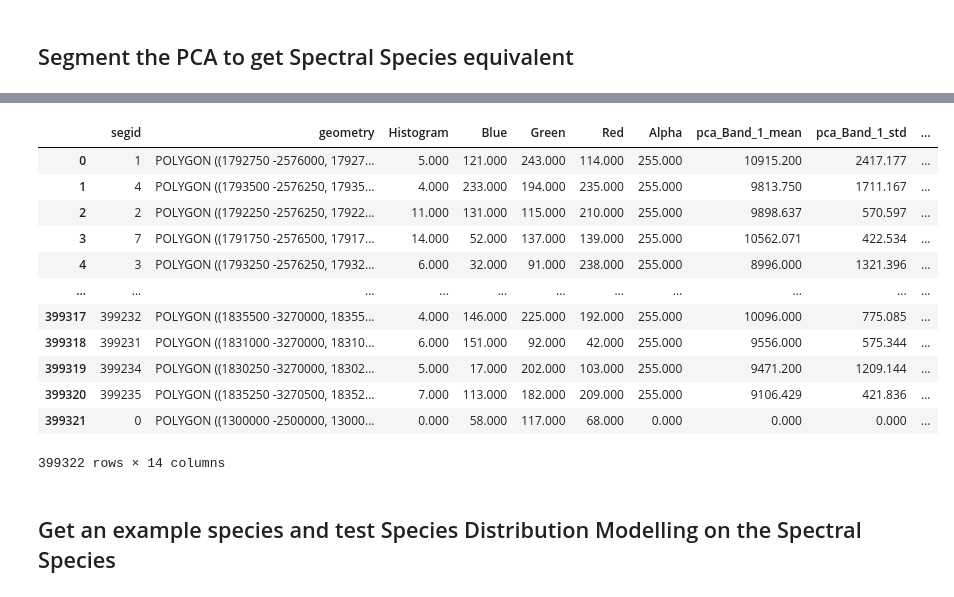
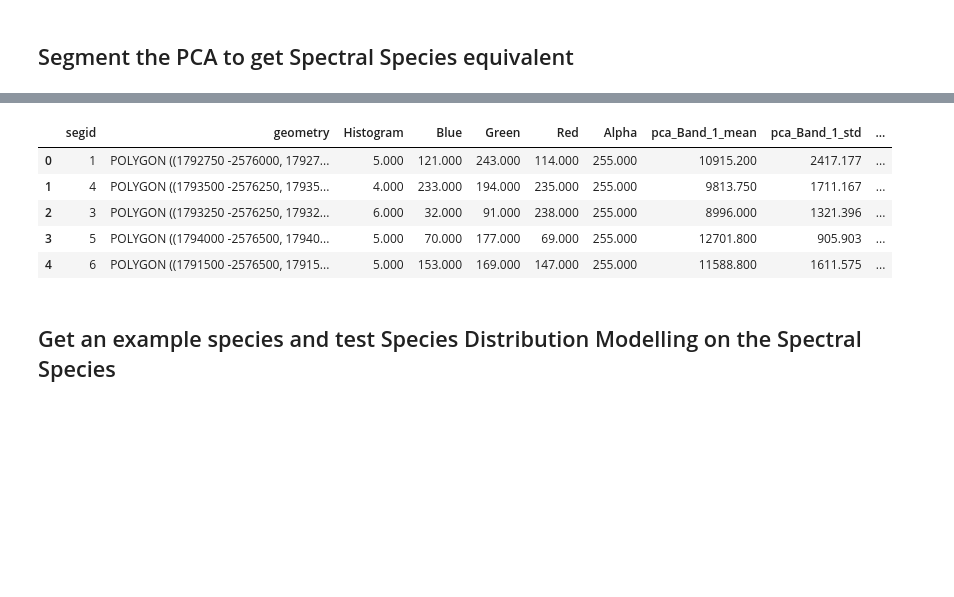
Before and after one commit to t-hackwood/SpectralBotany, a Jupyter notebook: notebooks/SpectralBotany.ipynb, the cells around one changed output, grey strips where cells are left out. Drawn from its saved outputs; the diff is of its cells as text; code cells hidden in the pictures; blank space fills up the shorter version.

```diff
--- a/notebooks/SpectralBotany.ipynb
+++ b/notebooks/SpectralBotany.ipynb
@@ -557,30 +606,48 @@ vecDs.CommitTransaction()
 
 del outDs
 del vecDs
+# %%
+# Write the segmentation to a new Geopackage
+
+segDS = AOI.replace(".gpkg", "_segs.gpkg")
+
+outDs = gdal.Open(RASTER_SEG.replace(".kea", "_id.tif"))
+band = outDs.GetRasterBand(1)  # Band 1 is the segment ids
+
+# Create a new vector datasource
+driver = ogr.GetDriverByName("GPKG")
+if os.path.exists(segDS):
+    driver.DeleteDataSource(segDS)
+vecDs = driver.CreateDataSource(segDS)
+
+# Create a new layer in the new geopackage
+vecLayer = vecDs.CreateLayer('BrigalowSegID', srs=osr.SpatialReference(wkt=outDs.GetProjection()))
+vecLayer.CreateField(ogr.FieldDefn('segid', ogr.OFTInteger))
+
+# Polygonize
+vecDs.StartTransaction()
+gdal.Polygonize(band, None, vecLayer, 0, [], callback=None)
+vecDs.CommitTransaction()
+
+del outDs
+del vecDs
 # %%
 # Join segments to attributes .csv
-Segs = gpd.read_file(AOI, layer='BrigalowSegID')
+Segs = gpd.read_file(segDS, layer='BrigalowSegID')
 attributes = gpd.read_file(RASTER_SEG.replace(".kea", ".csv"))
 
 # Join on segid
 attributes['segid'] = attributes['segid'].astype(float).astype(int)
 attributes['kmeans_label'] = attributes['kmeans_label'].astype(float).astype(int)
 Segs = Segs.merge(attributes, on='segid')
-Segs
+Segs.head()
 # %% [output]
 |  | segid | geometry | Histogram | Blue | Green | Red | Alpha | pca_Band_1_mean | pca_Band_1_std | ... |
 | 0 | 1 | POLYGON ((1792750 -2576000, 17927... | 5.000 | 121.000 | 243.000 | 114.000 | 255.000 | 10915.200 | 2417.177 | ... |
 | 1 | 4 | POLYGON ((1793500 -2576250, 17935... | 4.000 | 233.000 | 194.000 | 235.000 | 255.000 | 9813.750 | 1711.167 | ... |
-| 2 | 2 | POLYGON ((1792250 -2576250, 17922... | 11.000 | 131.000 | 115.000 | 210.000 | 255.000 | 9898.637 | 570.597 | ... |
-| 3 | 7 | POLYGON ((1791750 -2576500, 17917... | 14.000 | 52.000 | 137.000 | 139.000 | 255.000 | 10562.071 | 422.534 | ... |
-| 4 | 3 | POLYGON ((1793250 -2576250, 17932... | 6.000 | 32.000 | 91.000 | 238.000 | 255.000 | 8996.000 | 1321.396 | ... |
-| ... | ... | ... | ... | ... | ... | ... | ... | ... | ... | ... |
-| 399317 | 399232 | POLYGON ((1835500 -3270000, 18355... | 4.000 | 146.000 | 225.000 | 192.000 | 255.000 | 10096.000 | 775.085 | ... |
-| 399318 | 399231 | POLYGON ((1831000 -3270000, 18310... | 6.000 | 151.000 | 92.000 | 42.000 | 255.000 | 9556.000 | 575.344 | ... |
-| 399319 | 399234 | POLYGON ((1830250 -3270000, 18302... | 5.000 | 17.000 | 202.000 | 103.000 | 255.000 | 9471.200 | 1209.144 | ... |
-| 399320 | 399235 | POLYGON ((1835250 -3270500, 18352... | 7.000 | 113.000 | 182.000 | 209.000 | 255.000 | 9106.429 | 421.836 | ... |
-| 399321 | 0 | POLYGON ((1300000 -2500000, 13000... | 0.000 | 58.000 | 117.000 | 68.000 | 0.000 | 0.000 | 0.000 | ... |
+| 2 | 3 | POLYGON ((1793250 -2576250, 17932... | 6.000 | 32.000 | 91.000 | 238.000 | 255.000 | 8996.000 | 1321.396 | ... |
+| 3 | 5 | POLYGON ((1794000 -2576500, 17940... | 5.000 | 70.000 | 177.000 | 69.000 | 255.000 | 12701.800 | 905.903 | ... |
+| 4 | 6 | POLYGON ((1791500 -2576500, 17915... | 5.000 | 153.000 | 169.000 | 147.000 | 255.000 | 11588.800 | 1611.575 | ... |
-399322 rows × 14 columns
 # %% [markdown]
 ## Get an example species and test Species Distribution Modelling on the Spectral Species
 # %%
```
Also changed, not shown: parts of 23 cells of this notebook, 1 other file.
